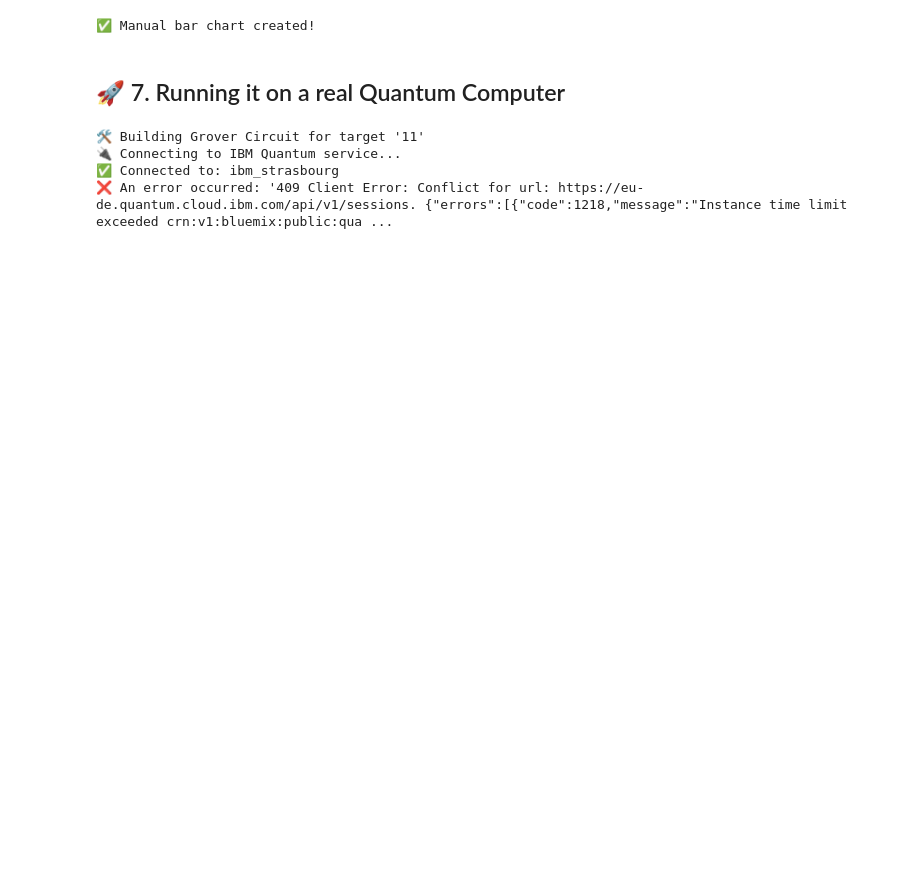
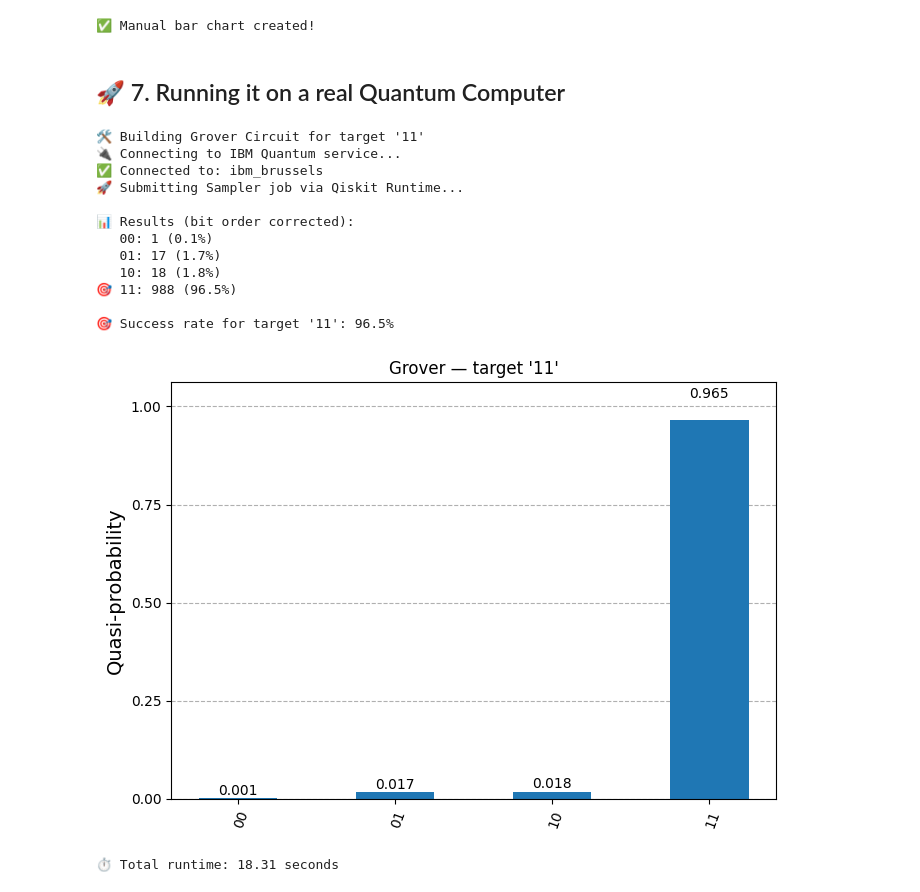
Before and after one commit to malminhas/quantum-curiosity-guide, a Jupyter notebook: backend/grover.ipynb, the cells around one changed output. Saved outputs shown, nothing was run; the diff lists cells and outputs as text; code cells hidden in the pictures; blank space fills up the shorter version.

Commit message:
Fully working notebook showing correct interface to Quantum Computing hardware

```diff
--- a/backend/grover.ipynb
+++ b/backend/grover.ipynb
@@ -948,7 +948,7 @@ c: 3/═════════════════════════
 # %%
 from qiskit import QuantumCircuit, transpile
 from qiskit_ibm_runtime import QiskitRuntimeService, Sampler, Session
-from qiskit.visualization import plot_distribution
+from qiskit.visualization import plot_distribution          # already imported as plot_distribution
 from collections import Counter
 import matplotlib.pyplot as plt
 
@@ -1001,39 +1001,55 @@ def run_simple_grover_ibm_2qubit(target="11", shots=1024, instance="your/hub/gro
         result = job.result()
     return result
 
-def processResult(result):
-    # Step 3: Extract and process results from BitArray
+def process_result(result, target, flip=True):
+    """Display counts & success-rate for a 2-qubit Grover run and always show the histogram."""
     bit_array = result[0].data.meas
-    bitstrings = [b[::-1] for b in bit_array.to_labels()]
-    counts = dict(Counter(bitstrings))
+    counts = bit_array.get_counts()                         # Qiskit 1 helper
+    if flip:
+        counts = {bits[::-1]: n for bits, n in counts.items()}
 
-    total = sum(counts.values())
+    # sanity-check
+    first_key = next(iter(counts))
+    if len(target) != len(first_key):
+        raise ValueError(f"Target '{target}' mismatch with {len(first_key)}-bit results.")
+
+    total   = sum(counts.values())
     success = counts.get(target, 0)
-    success_rate = success / total * 100
 
     print("\n📊 Results (bit order corrected):")
-    for state, count in sorted(counts.items()):
-        marker = "🎯" if state == target else "  "
-        print(f"{marker} {state}: {count} ({count / total:.1%})")
+    for bits, n in sorted(counts.items()):
+        print(f"{'🎯' if bits == target else '  '} {bits}: {n} ({n/total:.1%})")
 
-    print(f"\n🎯 Success Rate for target '{target}': {success_rate:.1f}%")
+    print(f"\n🎯 Success rate for target '{target}': {100*success/total:.1f}%")
 
-    # Optional: plot
-    plot_distribution(counts, title=f"Grover on IBM – Target '{target}'")
-    plt.show()
+    # ----------- ALWAYS render the figure -----------
+    fig = plot_distribution(counts, title=f"Grover — target '{target}'")
+    display(fig)                 # <- forces the notebook to draw it
+    plt.close(fig)               # optional: keeps the output clean if you re-run
 # %%
 import time
 
 try:
     start = time.time()
-    result = run_simple_grover_ibm_2qubit(target="11", instance="diorama")
-    processResult(result)
+    target = "11"
+    result = run_simple_grover_ibm_2qubit(target=target, instance="diorama2")
+    process_result(result, target)
     end = time.time()
     print(f"⏱️ Total runtime: {end - start:.2f} seconds")
 except Exception as e:
     print(f"❌ An error occurred: {e}")
 # %% [output]
 🛠️ Building Grover Circuit for target '11'
 🔌 Connecting to IBM Quantum service...
-✅ Connected to: ibm_strasbourg
-❌ An error occurred: '409 Client Error: Conflict for url: https://eu-de.quantum.cloud.ibm.com/api/v1/sessions. {"errors":[{"code":1218,"message":"Instance time limit exceeded crn:v1:bluemix:public:qua ...
+✅ Connected to: ibm_brussels
+🚀 Submitting Sampler job via Qiskit Runtime...
+
+📊 Results (bit order corrected):
+   00: 1 (0.1%)
+   01: 17 (1.7%)
+   10: 18 (1.8%)
+🎯 11: 988 (96.5%)
+
+🎯 Success rate for target '11': 96.5%
+[figure, added]
+⏱️ Total runtime: 18.31 seconds
```
Also changed, not shown: parts of 3 cells of this notebook.
